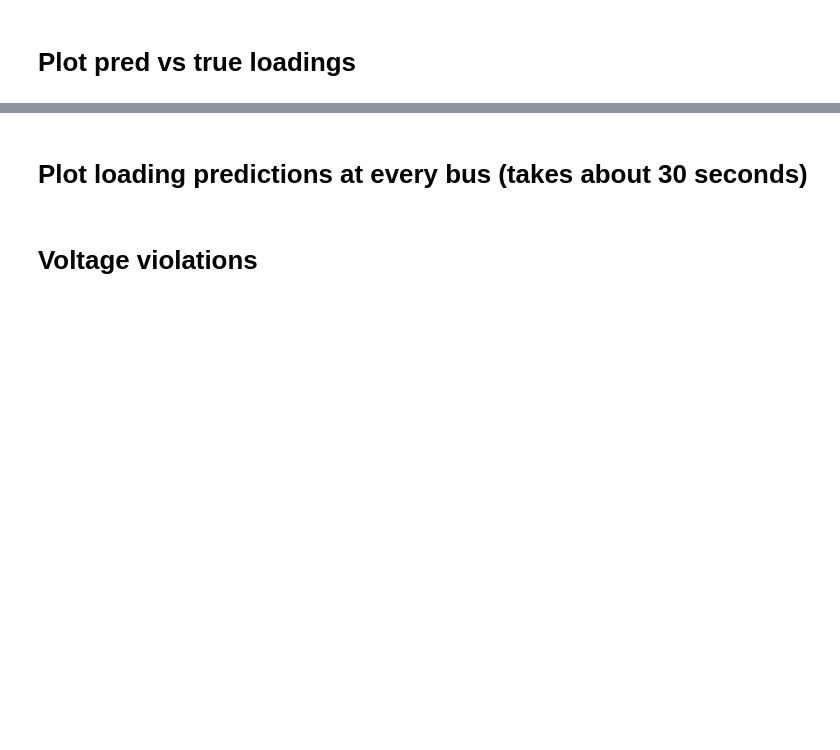
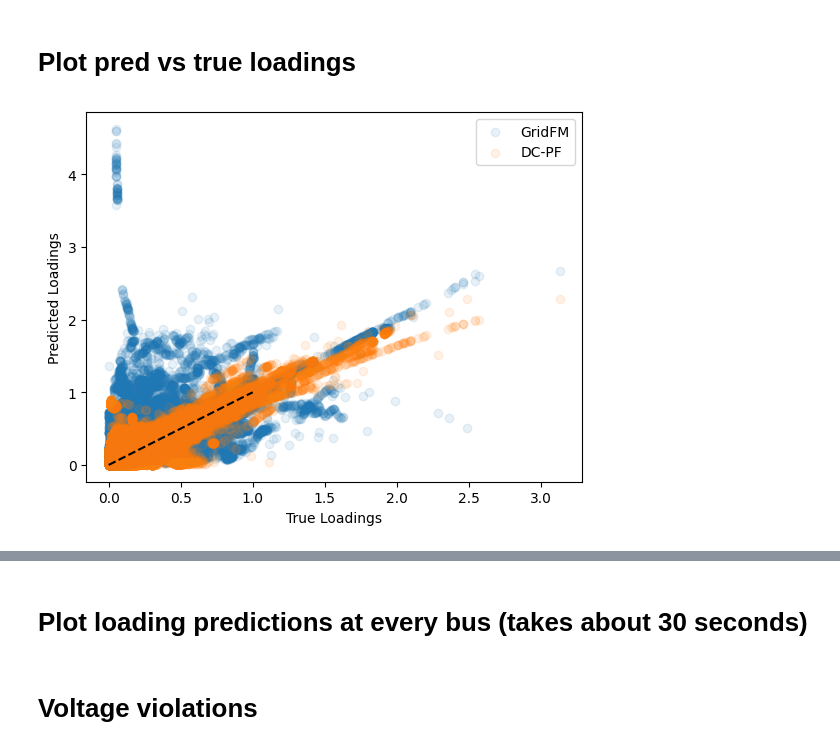
Before and after one commit to gridfm/gridfm-datakit, a Jupyter notebook: notebooks/post_processing.ipynb, the cells around one changed output, grey strips where cells are left out. Saved outputs shown, nothing was run; the diff lists cells and outputs as text; code cells hidden in the pictures; blank space fills up the shorter version.

```diff
--- a/notebooks/post_processing.ipynb
+++ b/notebooks/post_processing.ipynb
@@ -255,2 +310,15 @@ plt.show()
 # %% [markdown]
 # Plot pred vs true loadings
+# %%
+# scatter plot of loadings and loadings_pred
+plt.scatter(loadings[removed_lines==False], loadings_pred[removed_lines==False], alpha=0.1, label="GridFM")
+plt.scatter(loadings[removed_lines==False], loadings_dc[removed_lines==False], alpha=0.1, label="DC-PF")
+plt.xlabel("True Loadings")
+plt.ylabel("Predicted Loadings")
+# plot the line y=x
+plt.plot([0, 1], [0, 1], 'k--')
+plt.legend()
+plt.savefig("scatter_loading.png")
+plt.show()
+# %% [output]
+[figure, added]
```
Also changed, not shown: parts of 29 cells of this notebook, 1 other file.
